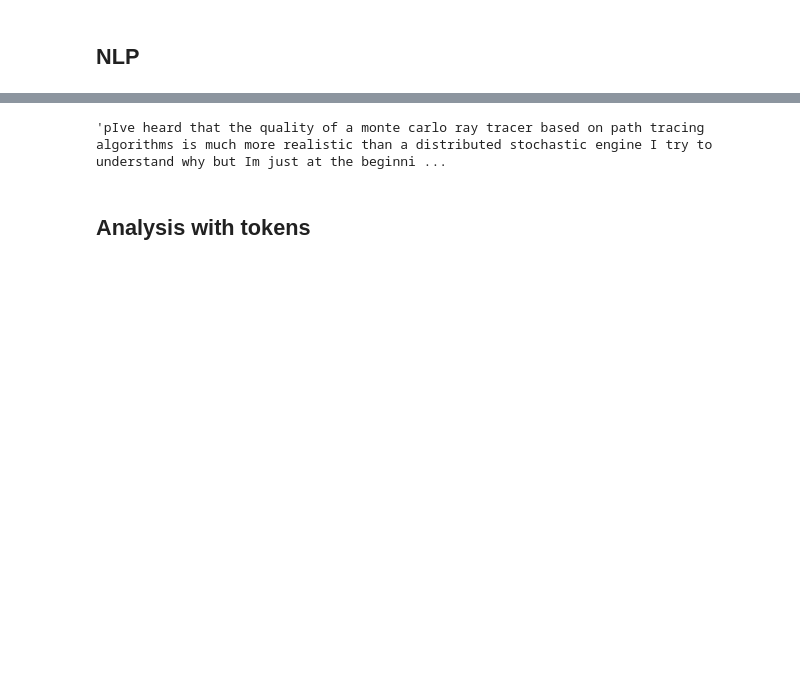
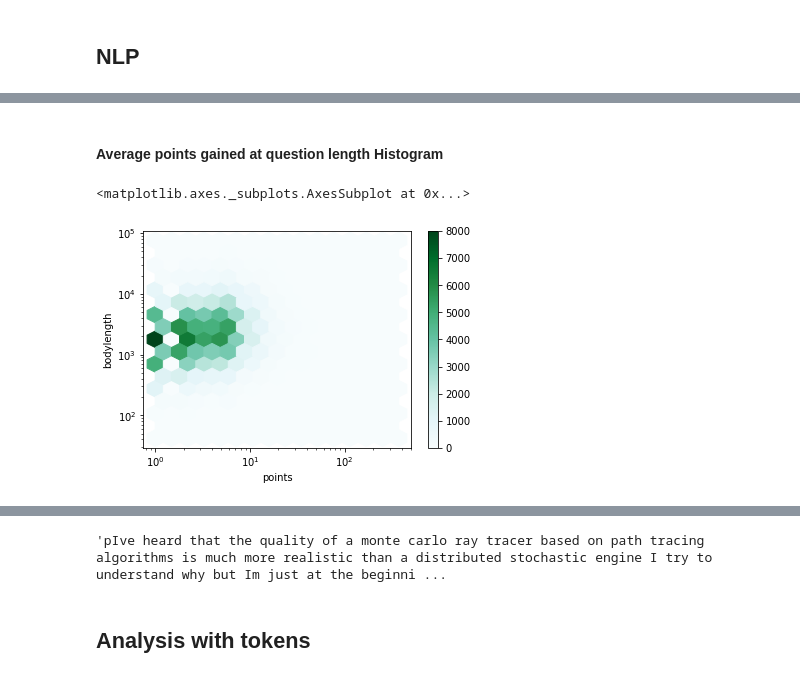
Before and after one commit to d471061c/Stackdata, a Jupyter notebook: StackData.ipynb, the cells around one changed output, grey strips where cells are left out. Drawn from its saved outputs; the diff is of its cells as text; code cells hidden in the pictures; blank space fills up the shorter version.

```diff
--- a/StackData.ipynb
+++ b/StackData.ipynb
@@ -60,0 +82,7 @@ posts = xml2pd('Posts.xml')
+# %% [markdown]
+#### Average points gained at question length Histogram
+# %%
+pointslength.plot.hexbin(x='points', y='bodylength', gridsize=15, xscale='log', yscale='log', sharex=False)
+# %% [output]
+<matplotlib.axes._subplots.AxesSubplot at 0x...>
+[figure, added]
```
Also changed, not shown: parts of 7 cells of this notebook.
